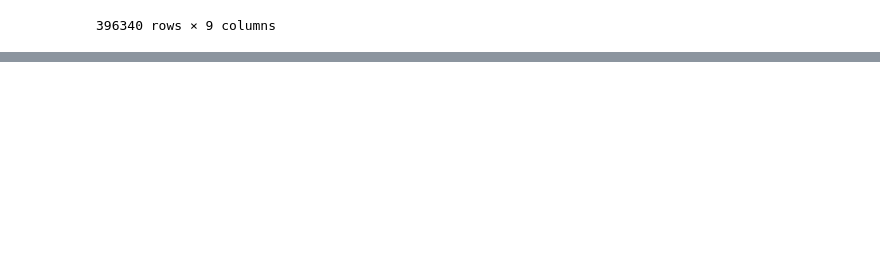
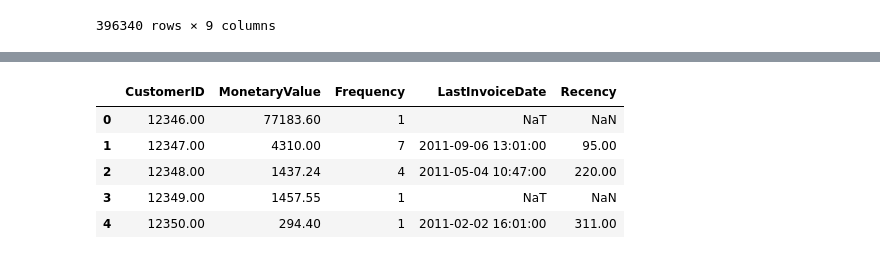
Before and after one commit to dhruvthumar/Project_CS4403-retail-mining, a Jupyter notebook: online-retail-data-clustering.ipynb, the cells around one changed output, grey strips where cells are left out. Saved outputs shown, nothing was run; the diff lists cells and outputs as text; code cells hidden in the pictures; blank space fills up the shorter version.

```diff
--- a/online-retail-data-clustering.ipynb
+++ b/online-retail-data-clustering.ipynb
@@ -406,0 +424,15 @@ SalesLineTotal is simply the total amount of transaction line.
+# %%
+#Recency Feature
+max_invoice_date = aggregated_df["LastInvoiceDate"].max()
+
+aggregated_df["Recency"] = (max_invoice_date - aggregated_df["LastInvoiceDate"]).dt.days
+
+aggregated_df.head(5)
+#max_invoice_date will help us determine recency, irl we need to use current date
+# %% [output]
+|  | CustomerID | MonetaryValue | Frequency | LastInvoiceDate | Recency |
+| 0 | 12346.00 | 77183.60 | 1 | NaT | NaN |
+| 1 | 12347.00 | 4310.00 | 7 | 2011-09-06 13:01:00 | 95.00 |
+| 2 | 12348.00 | 1437.24 | 4 | 2011-05-04 10:47:00 | 220.00 |
+| 3 | 12349.00 | 1457.55 | 1 | NaT | NaN |
+| 4 | 12350.00 | 294.40 | 1 | 2011-02-02 16:01:00 | 311.00 |
```
Also changed, not shown: parts of 5 cells of this notebook.
